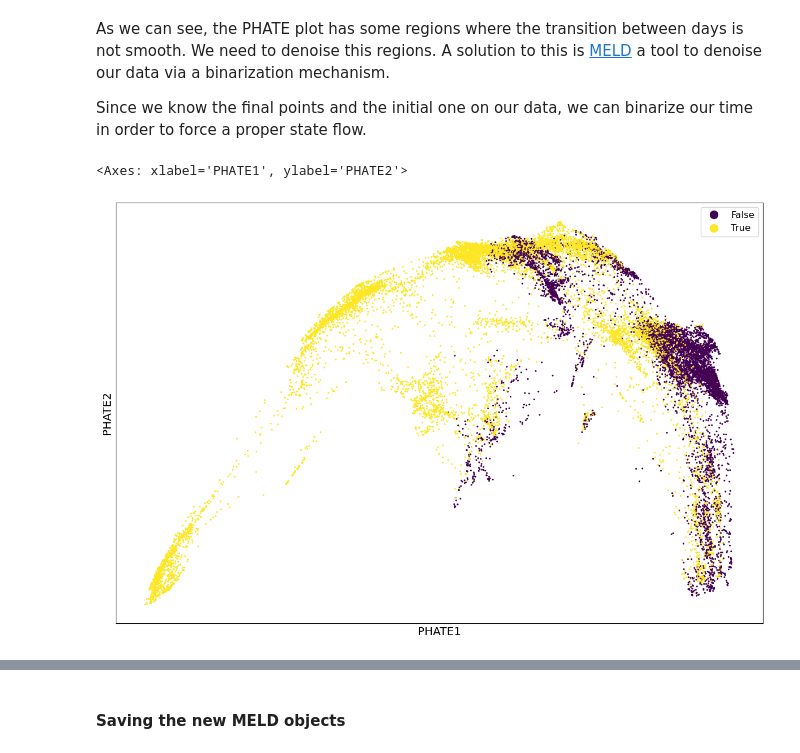
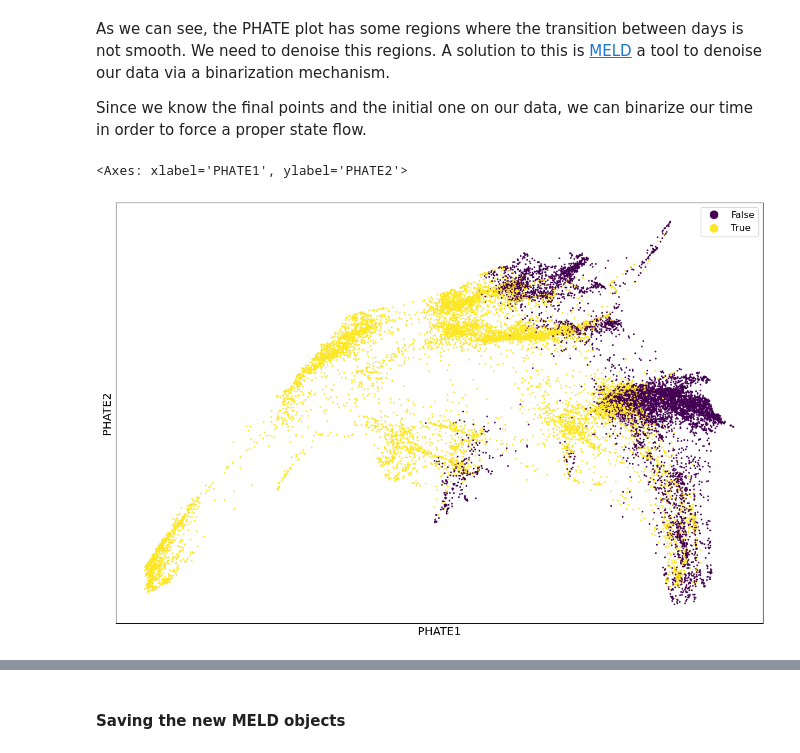
Before and after one commit to KrishnaswamyLab/omics_toolbox, a Jupyter notebook: notebooks/MIOFlow/3-time-pseudotime-meld.ipynb, the cells around one changed output, grey strips where cells are left out. Saved outputs shown, nothing was run; the diff lists cells and outputs as text; code cells hidden in the pictures.

```diff
--- a/notebooks/MIOFlow/3-time-pseudotime-meld.ipynb
+++ b/notebooks/MIOFlow/3-time-pseudotime-meld.ipynb
@@ -58,8 +58,8 @@ Since we know the final points and the initial one on our data, we can binarize
 # %%
 binary_time = adata.obs['time_label'].isin(['Day 00-03', 'Day 06-09', 'Day 12-15'])
 # %%
-scprep.plot.scatter2d(adata.obsm['X_phate'], c=binary_time, figsize=(12,8), cmap="viridis",
+scprep.plot.scatter2d(adata.obsm['X_phate_visualization'], c=binary_time, figsize=(12,8), cmap="viridis",
                       ticks=False, label_prefix="PHATE")
 # %% [output]
 <Axes: xlabel='PHATE1', ylabel='PHATE2'>
-[figure, old version]
+[figure, new version]
```
Also changed, not shown: parts of 9 cells of this notebook, 29 other files.
